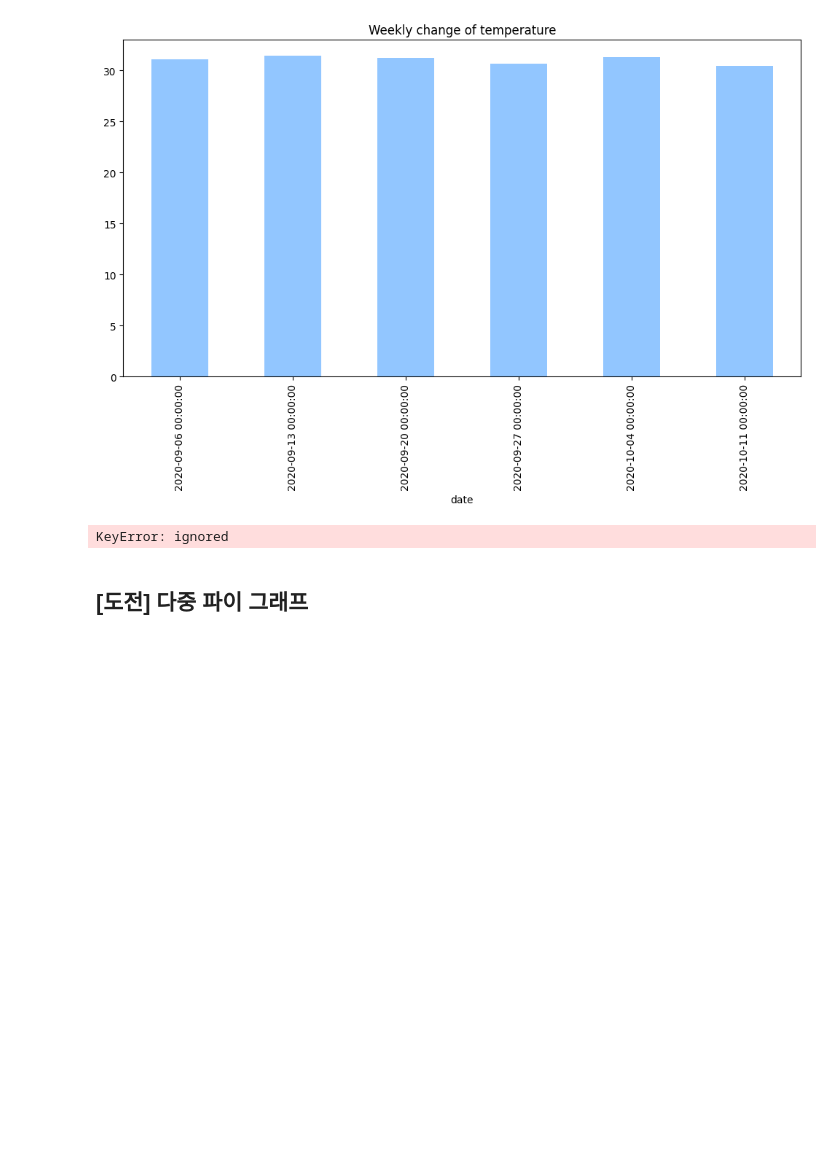
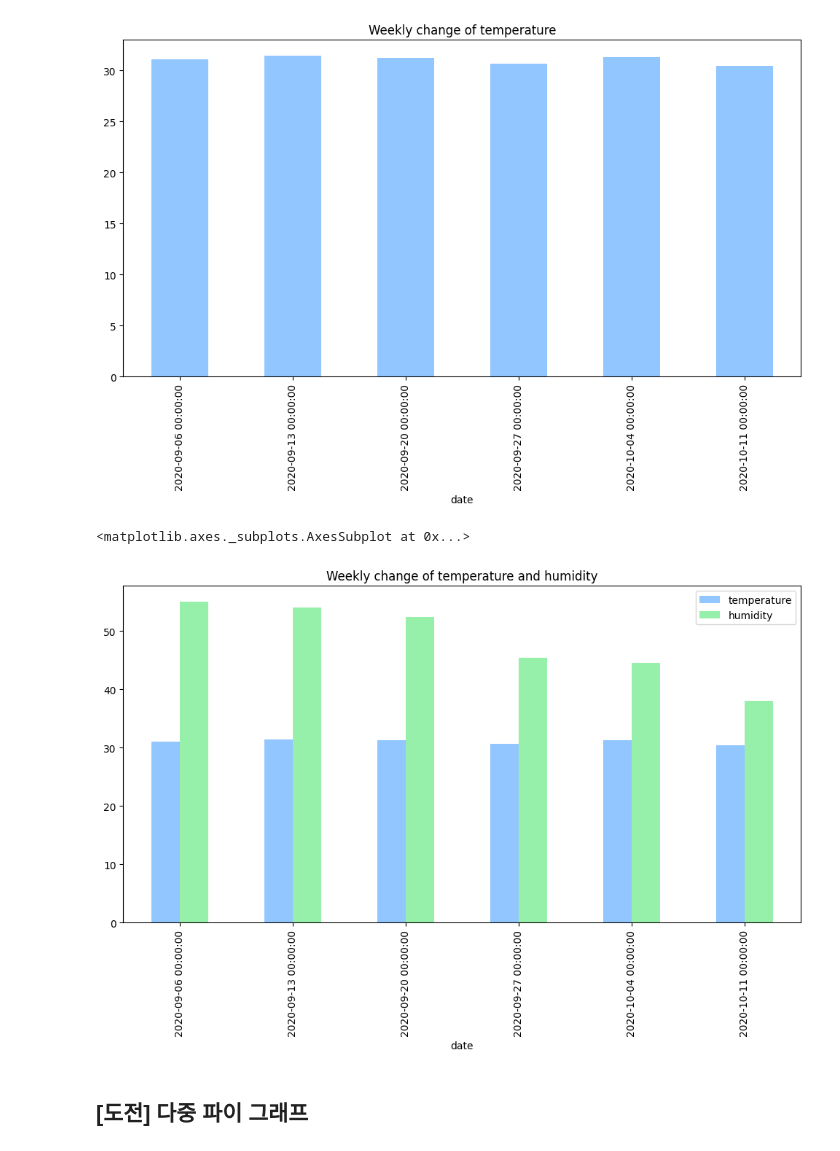
Before and after one commit to dasdasqs2/pdm05, a Jupyter notebook: py-pandas/pandas_6_iot_nano33.ipynb, the cells around one changed output. Saved outputs shown, nothing was run; the diff lists cells and outputs as text; code cells hidden in the pictures; blank space fills up the shorter version.

```diff
--- a/py-pandas/pandas_6_iot_nano33.ipynb
+++ b/py-pandas/pandas_6_iot_nano33.ipynb
@@ -719,11 +720,12 @@ iot_data['temperature'].resample('W').mean().plot(kind='bar', #marker='o', ms=10
 [figure]
 # %%
 #  Plot mean of the iot data per every week
-iot_data['temperature', 'humidity'].resample('W').mean().plot(kind='bar', #marker='o', ms=10,
+iot_data[['temperature', 'humidity']].resample('W').mean().plot(kind='bar', #marker='o', ms=10,
                                    figsize=(12,6),
                                    title='Weekly change of temperature and humidity')
 # %% [output]
-KeyError: ignored
+<matplotlib.axes._subplots.AxesSubplot at 0x...>
+[figure, added]
 # %% [markdown]
 ## [도전] 다중 파이 그래프
 # %% [markdown]
```
Also changed, not shown: parts of 6 cells of this notebook.
